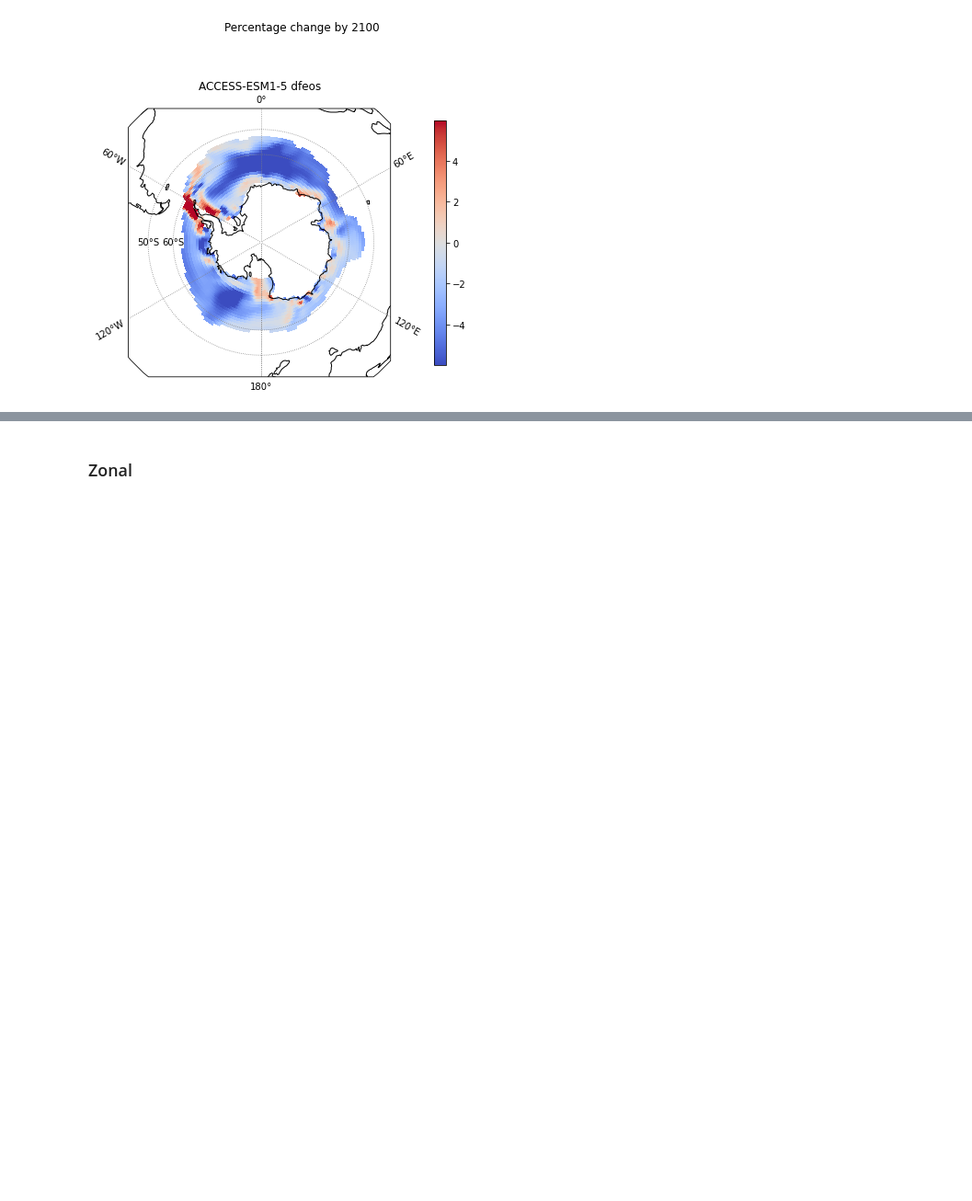
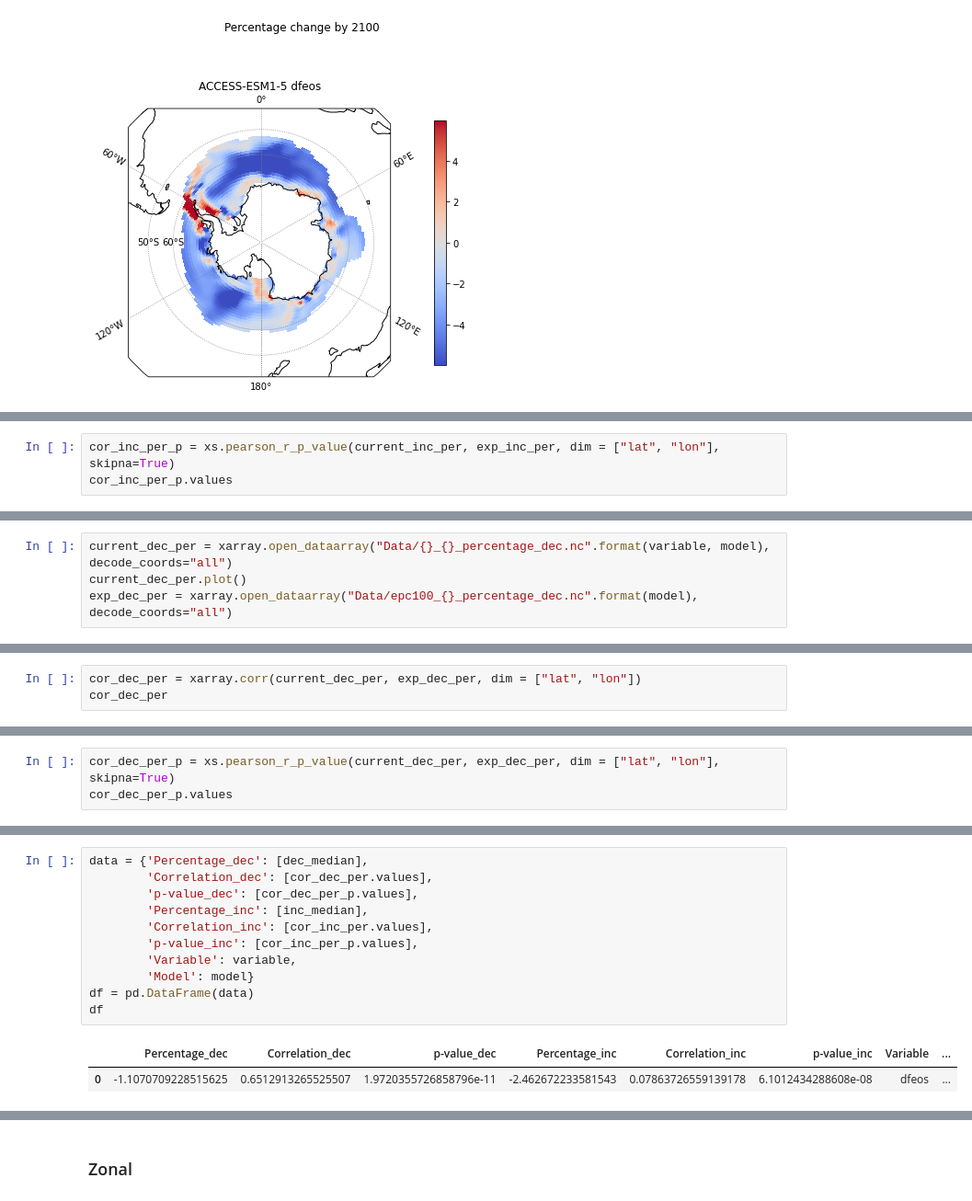
Before and after one commit to jasmineby65/CMEE-Coursework, a Jupyter notebook: Project/code/ACCESS-ESM1-5/dfeos_ACCESS-ESM1-5.ipynb, the cells around one changed output, grey strips where cells are left out. Shown at 92% size. Saved outputs shown, nothing was run; the diff lists cells and outputs as text; blank space fills up the shorter version.

```diff
--- a/Project/code/ACCESS-ESM1-5/dfeos_ACCESS-ESM1-5.ipynb
+++ b/Project/code/ACCESS-ESM1-5/dfeos_ACCESS-ESM1-5.ipynb
@@ -1159,0 +1222,3 @@ plt.show()
+# %%
+cor_inc_per_p = xs.pearson_r_p_value(current_inc_per, exp_inc_per, dim = ["lat", "lon"], skipna=True)
+cor_inc_per_p.values
@@ -1159,0 +1253,4 @@ plt.show()
+# %%
+current_dec_per = xarray.open_dataarray("Data/{}_{}_percentage_dec.nc".format(variable, model), decode_coords="all")
+current_dec_per.plot()
+exp_dec_per = xarray.open_dataarray("Data/epc100_{}_percentage_dec.nc".format(model), decode_coords="all")
@@ -1159,0 +1259,3 @@ plt.show()
+# %%
+cor_dec_per = xarray.corr(current_dec_per, exp_dec_per, dim = ["lat", "lon"])
+cor_dec_per
@@ -1159,0 +1268,3 @@ plt.show()
+# %%
+cor_dec_per_p = xs.pearson_r_p_value(current_dec_per, exp_dec_per, dim = ["lat", "lon"], skipna=True)
+cor_dec_per_p.values
@@ -1159,0 +1297,14 @@ plt.show()
+# %%
+data = {'Percentage_dec': [dec_median],
+        'Correlation_dec': [cor_dec_per.values],
+        'p-value_dec': [cor_dec_per_p.values],
+        'Percentage_inc': [inc_median],
+        'Correlation_inc': [cor_inc_per.values],
+        'p-value_inc': [cor_inc_per_p.values],
+        'Variable': variable,
+        'Model': model}
+df = pd.DataFrame(data)
+df
+# %% [output]
+|  | Percentage_dec | Correlation_dec | p-value_dec | Percentage_inc | Correlation_inc | p-value_inc | Variable | ... |
+| 0 | -1.1070709228515625 | 0.6512913265525507 | 1.9720355726858796e-11 | -2.462672233581543 | 0.07863726559139178 | 6.1012434288608e-08 | dfeos | ... |
```
Also changed, not shown: parts of 51 cells of this notebook, 45 other files.
